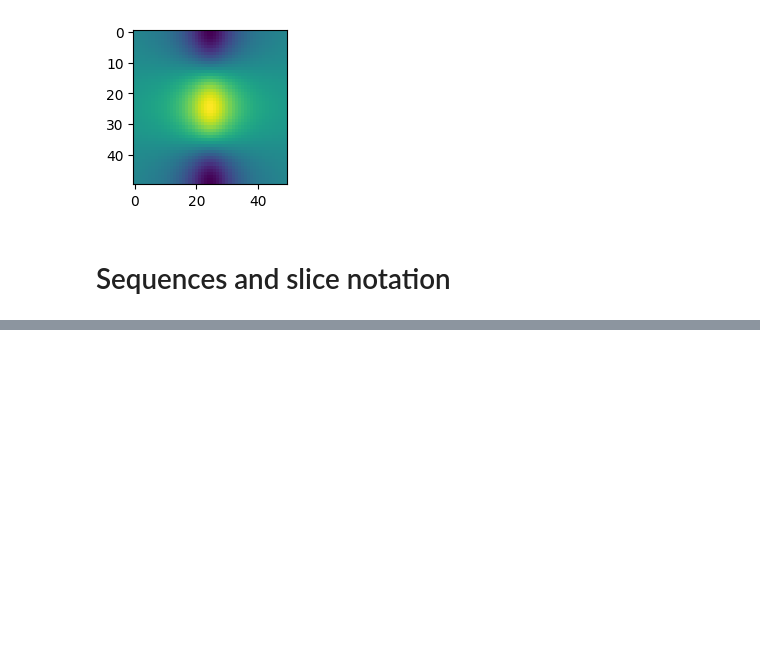
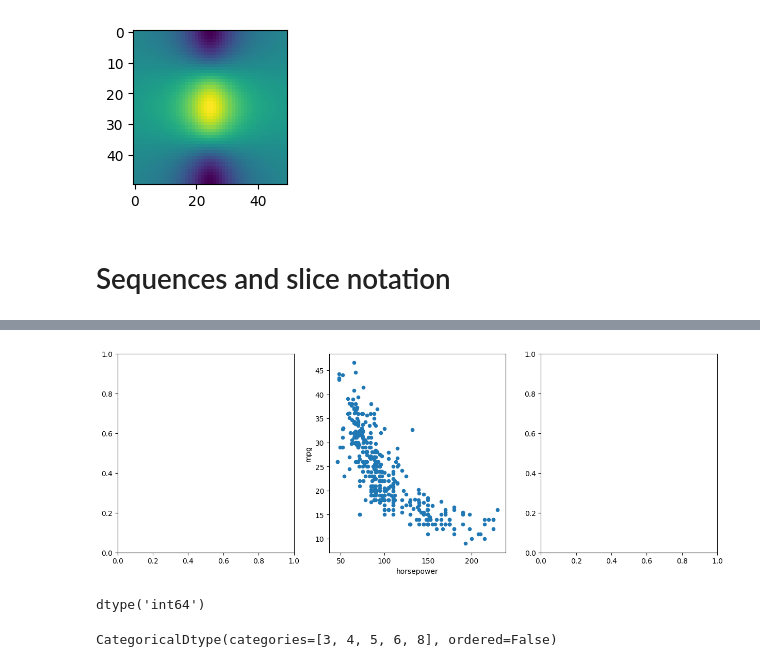
Before and after one commit to audedpt/Statistical_Learning, a Jupyter notebook: Python_review.ipynb, the cells around one changed output, grey strips where cells are left out. Cells and saved outputs as stored; diff of their text form; code cells hidden in the pictures; blank space fills up the shorter version.

```diff
--- a/Python_review.ipynb
+++ b/Python_review.ipynb
@@ -371,0 +918,14 @@ ax.imshow(z); #heatmap : color coded plot depending on the matrix value
+# %%
+fig, axes = subplots(ncols = 3, figsize=(15,5))
+auto.plot.scatter('horsepower', 'mpg', ax=axes[1]);
+# %% [output]
+[figure, added]
+# %%
+auto.cylinders.dtype #treated as quantitative values
+# %% [output]
+dtype('int64')
+# %%
+auto.cylinders = pd.Series(auto.cylinders, dtype = 'category') #changing the type so it is treated as qualitative values
+auto.cylinders.dtype
+# %% [output]
+CategoricalDtype(categories=[3, 4, 5, 6, 8], ordered=False)
```
Also changed, not shown: parts of 76 cells of this notebook.
